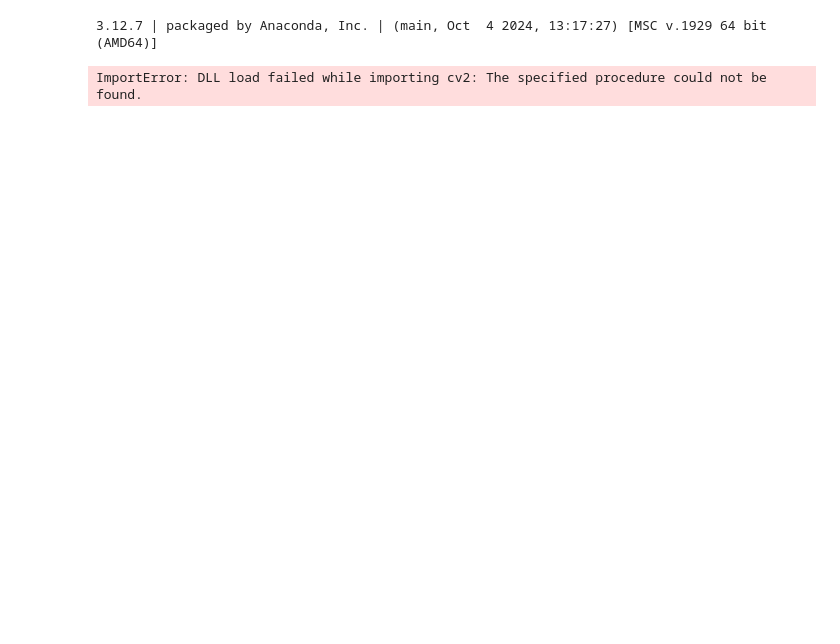
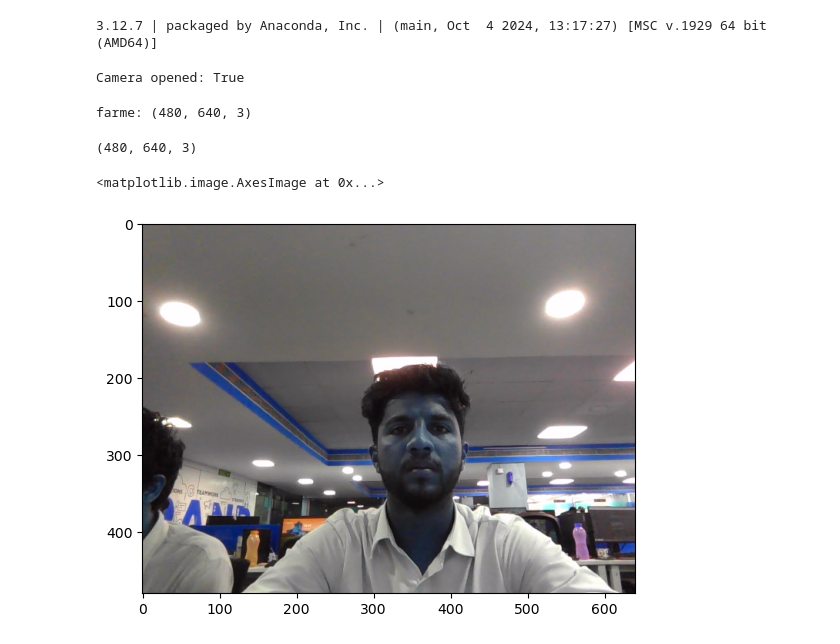
Before and after one commit to mohammed-fariz/project1, a Jupyter notebook: Deep Learning/computer vision/face detection using camera.ipynb, the cells around one changed output. Cells and saved outputs as stored; diff of their text form; code cells hidden in the pictures; blank space fills up the shorter version.

Commit message:
face detection using camera

```diff
--- a/Deep Learning/computer vision/face detection using camera.ipynb
+++ b/Deep Learning/computer vision/face detection using camera.ipynb
@@ -28,5 +49,18 @@ cap = cv2.VideoCapture(0)
 if not cap.isOpened():
     print("Cannot open camera")
     exit()
+else:
+    print("Camera opened:", cap.isOpened())
 # %% [output]
-ImportError: DLL load failed while importing cv2: The specified procedure could not be found.
+Camera opened: True
+# %%
+ret, frame= cap.read()
+print("farme:",frame.shape)
+# %% [output]
+farme: (480, 640, 3)
+# %%
+cv2.imwrite("snapshot.jpg", frame)
+# Check shape
+print(frame.shape)
+# %% [output]
+(480, 640, 3)
@@ -32,0 +72,5 @@ ImportError: DLL load failed while importing cv2: The specified procedure could
+# %%
+plt.imshow(frame)
+# %% [output]
+<matplotlib.image.AxesImage at 0x...>
+[figure, added]
```
Also changed, not shown: parts of 5 cells of this notebook, 1 other file.
